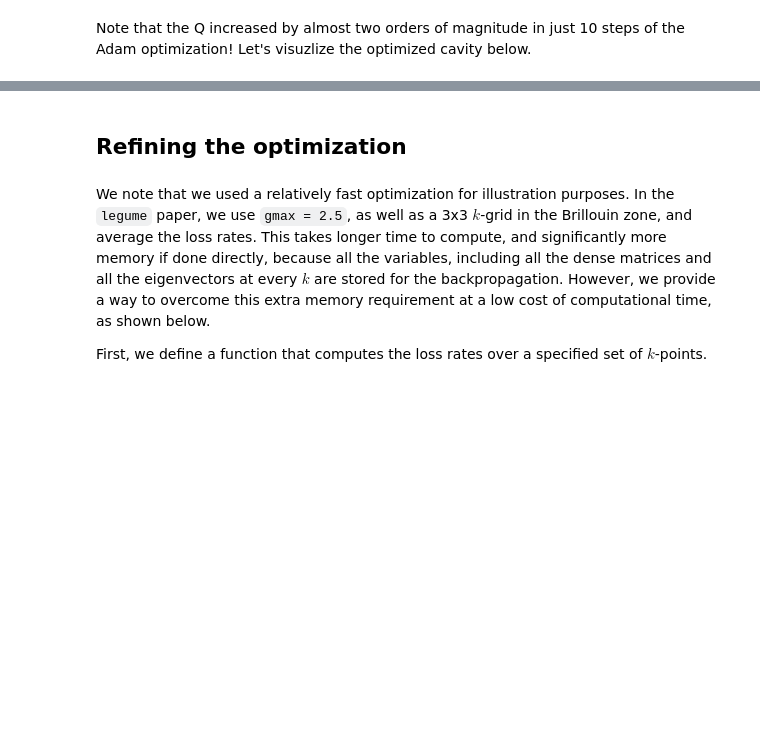
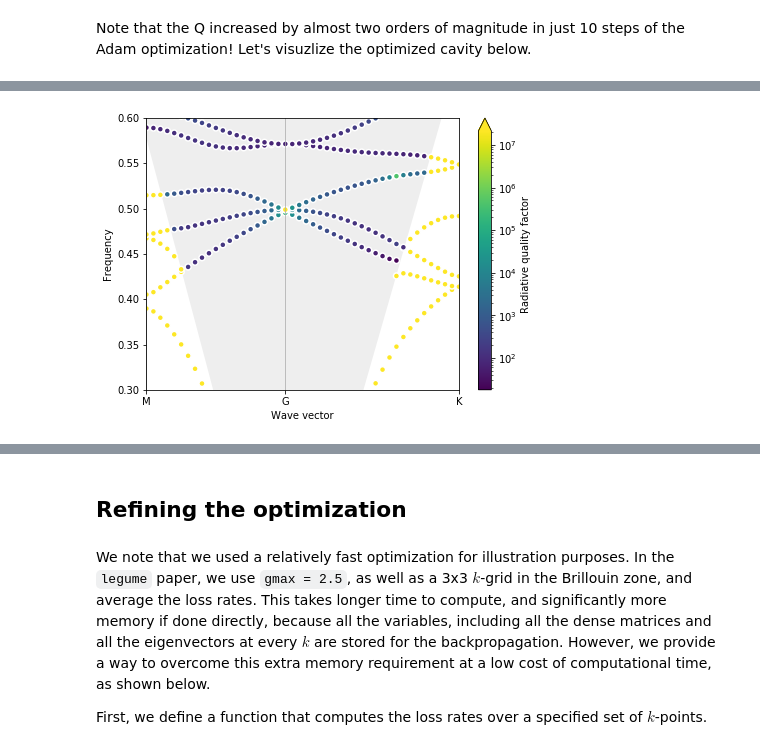
Before and after one commit to fancompute/legume, a Jupyter notebook: docs/examples/07_Zero_index_BICs_with_GME.ipynb, the cells around one changed output, grey strips where cells are left out. Drawn from its saved outputs; the diff is of its cells as text; code cells hidden in the pictures; blank space fills up the shorter version.

```diff
--- a/docs/examples/07_Zero_index_BICs_with_GME.ipynb
+++ b/docs/examples/07_Zero_index_BICs_with_GME.ipynb
@@ -182,0 +217,8 @@ Cavity quality factor: 460971.43
+# %%
+phc = daisy_phc(p_opt[0], p_opt[1], p_opt[2])
+options1 = {'gmode_inds': [1, 2, 4, 5], 'numeig': 10, 'verbose': False}
+gme = legume.GuidedModeExp(phc, gmax=5)
+gme.run(kpoints=path['kpoints'], **options)
+plot_bands(gme)
+# %% [output]
+[figure, added]
```
Also changed, not shown: parts of 8 cells of this notebook.
